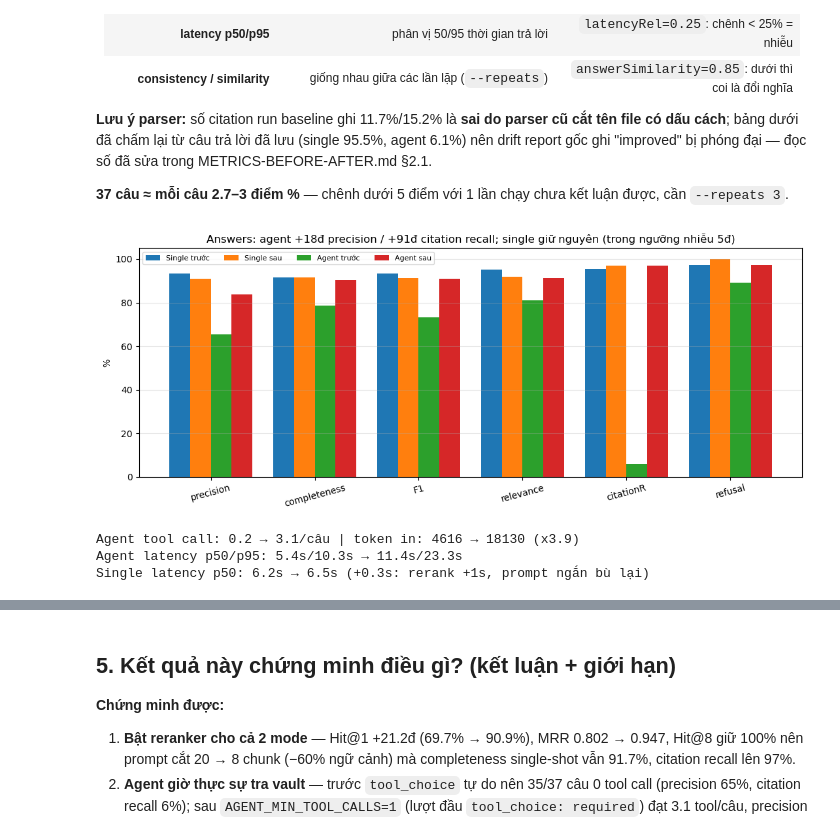
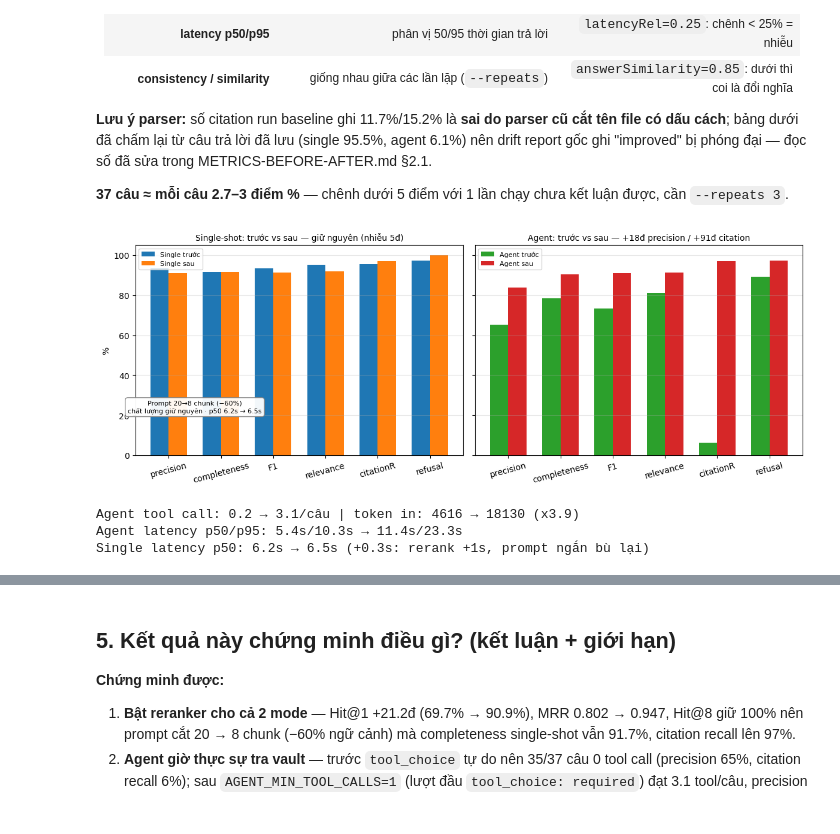
Before and after one commit to lbibi1805-dot/cter-ai-harness-service, a Jupyter notebook: eval/visualize-rag.ipynb, the cells around one changed output, grey strips where cells are left out. Saved outputs shown, nothing was run; the diff lists cells and outputs as text; code cells hidden in the pictures.

```diff
--- a/eval/visualize-rag.ipynb
+++ b/eval/visualize-rag.ipynb
@@ -188,28 +189,34 @@ Chạy 37 câu × 2 mode (single-shot / agent) bằng model production `gpt-5.3-
 # %%
 # Cell 4 — answers before→after: single-shot vs agent
 import matplotlib.pyplot as plt
 b = load_json_cached(str(ANS_BEFORE)); a = load_json_cached(str(ANS_AFTER))
 def summ(d, mode): return next(s for s in d["summaries"] if s["mode"] == mode)
 sb, sa = summ(b, "single-shot"), summ(a, "single-shot")
 ab, aa = summ(b, "agent"), summ(a, "agent")
 labels = ["precision", "completeness", "F1", "relevance", "citationR", "refusal"]
 keys = ["answerPrecision", "completeness", "f1", "relevance", "citationRecall", "refusalAccuracy"]
 # citation run trước đã chấm lại (parser fix): single 0.955, agent 0.061 — xem METRICS §2.1 chú thích ¹
 sb["metrics"]["citationRecall"], ab["metrics"]["citationRecall"] = 0.955, 0.061
 sv = [sb["metrics"][k]*100 for k in keys]; sv2 = [sa["metrics"][k]*100 for k in keys]
 av = [ab["metrics"][k]*100 for k in keys]; av2 = [aa["metrics"][k]*100 for k in keys]
-x = range(len(labels)); w = 0.2
-plt.figure(figsize=(11, 4.5))
-plt.bar([i-1.5*w for i in x], sv, w, label="Single trước"); plt.bar([i-0.5*w for i in x], sv2, w, label="Single sau")
-plt.bar([i+0.5*w for i in x], av, w, label="Agent trước"); plt.bar([i+1.5*w for i in x], av2, w, label="Agent sau")
-plt.xticks(list(x), labels, rotation=15); plt.ylabel("%"); plt.ylim(0, 105)
-plt.title("Answers: agent +18đ precision / +91đ citation recall; single giữ nguyên (trong ngưỡng nhiễu 5đ)")
-plt.legend(fontsize=8, ncol=4); plt.grid(axis="y", alpha=0.3); plt.tight_layout(); plt.show()
+x = range(len(labels)); w = 0.35
+fig, (ax1, ax2) = plt.subplots(1, 2, figsize=(12, 4.5), sharey=True)
+ax1.bar([i-w/2 for i in x], sv, w, label="Single trước"); ax1.bar([i+w/2 for i in x], sv2, w, label="Single sau")
+ax1.set_xticks(list(x), labels, rotation=15); ax1.set_ylabel("%"); ax1.set_ylim(0, 105)
+ax1.set_title("Single-shot: trước vs sau — giữ nguyên (nhiễu 5đ)", fontsize=10)
+ax1.text(0.5, 24, "Prompt 20→8 chunk (−60%)\nchất lượng giữ nguyên · p50 6.2s → 6.5s", fontsize=8, ha="center", va="center",
+         bbox=dict(boxstyle="round,pad=0.4", fc="white", ec="gray", alpha=0.95))
+ax1.legend(fontsize=8); ax1.grid(axis="y", alpha=0.3)
+ax2.bar([i-w/2 for i in x], av, w, label="Agent trước", color="tab:green"); ax2.bar([i+w/2 for i in x], av2, w, label="Agent sau", color="tab:red")
+ax2.set_xticks(list(x), labels, rotation=15); ax2.set_ylim(0, 105)
+ax2.set_title("Agent: trước vs sau — +18đ precision / +91đ citation", fontsize=10)
+ax2.legend(fontsize=8); ax2.grid(axis="y", alpha=0.3)
+plt.tight_layout(); plt.show()
 print(f"Agent tool call: {ab.get('meanToolCalls'):.1f} → {aa.get('meanToolCalls'):.1f}/câu | token in: {ab['tokens']['meanInput']:.0f} → {aa['tokens']['meanInput']:.0f} (x3.9)")
 print(f"Agent latency p50/p95: {ab['latency']['p50']/1000:.1f}s/{ab['latency']['p95']/1000:.1f}s → {aa['latency']['p50']/1000:.1f}s/{aa['latency']['p95']/1000:.1f}s")
 print(f"Single latency p50: {sb['latency']['p50']/1000:.1f}s → {sa['latency']['p50']/1000:.1f}s (+0.3s: rerank +1s, prompt ngắn bù lại)")
 # %% [output]
-[figure, old version]
+[figure, new version]
 Agent tool call: 0.2 → 3.1/câu | token in: 4616 → 18130 (x3.9)
 Agent latency p50/p95: 5.4s/10.3s → 11.4s/23.3s
 Single latency p50: 6.2s → 6.5s (+0.3s: rerank +1s, prompt ngắn bù lại)
```
Also changed, not shown: parts of 2 cells of this notebook, 11 other files.
